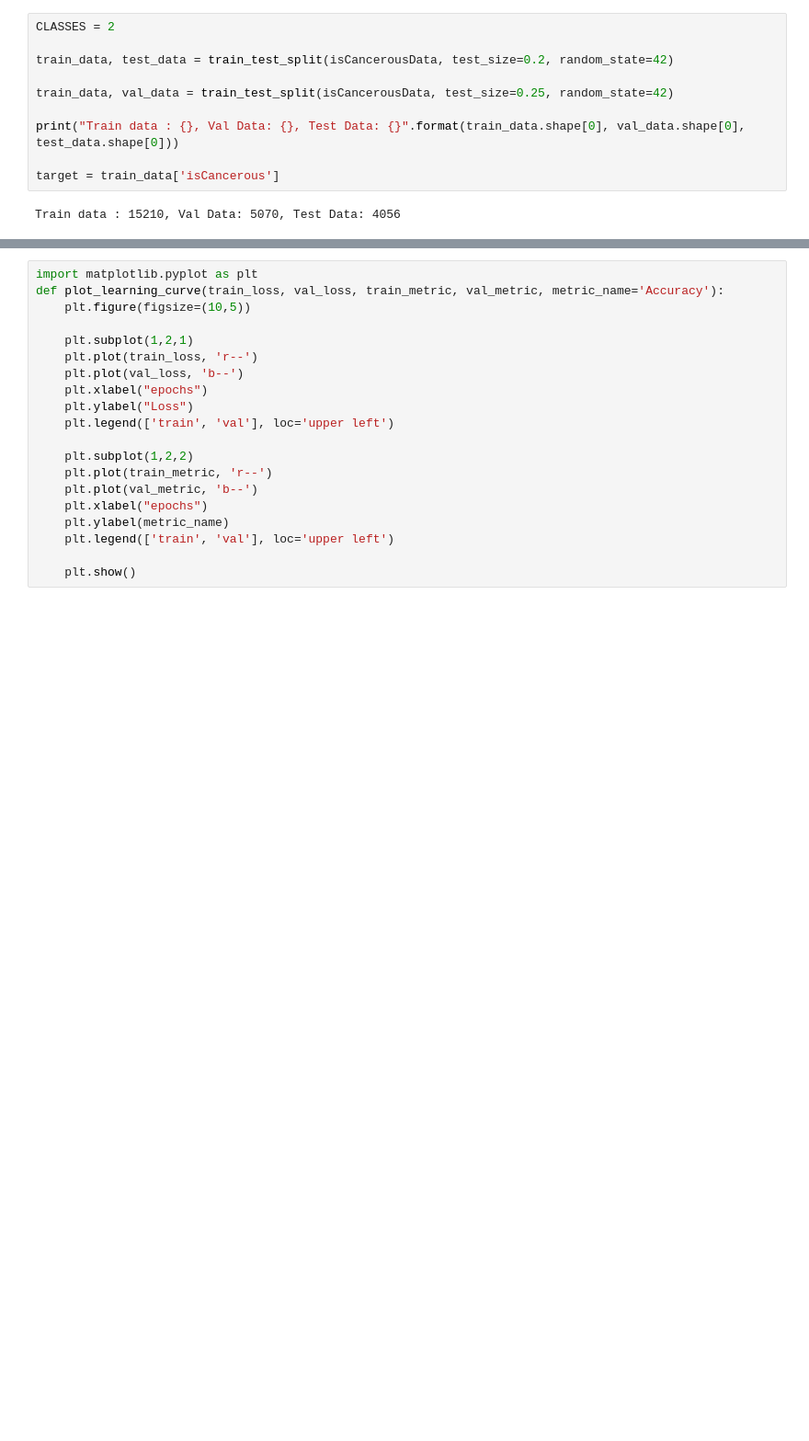
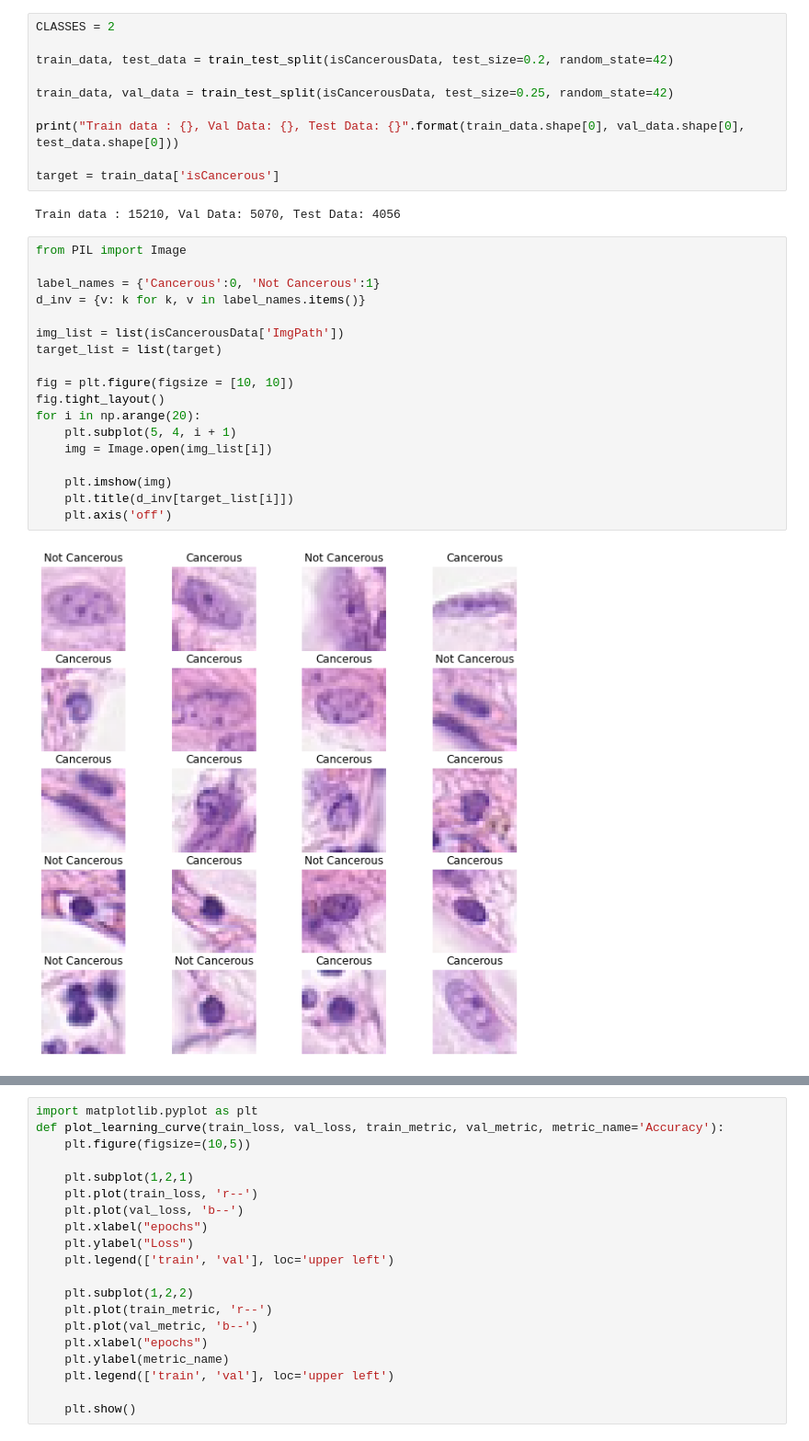
Before and after one commit to s3781183/machine_learning_A2, a Jupyter notebook: isCancerous.ipynb, the cells around one changed output, grey strips where cells are left out. Shown at 92% size. Cells and saved outputs as stored; diff of their text form; blank space fills up the shorter version.

```diff
--- a/isCancerous.ipynb
+++ b/isCancerous.ipynb
@@ -26,3 +54,23 @@ print("Train data : {}, Val Data: {}, Test Data: {}".format(train_data.shape[0],
 target = train_data['isCancerous']
 # %% [output]
 Train data : 15210, Val Data: 5070, Test Data: 4056
+# %%
+from PIL import Image
+
+label_names = {'Cancerous':0, 'Not Cancerous':1}
+d_inv = {v: k for k, v in label_names.items()}
+
+img_list = list(isCancerousData['ImgPath'])
+target_list = list(target)
+
+fig = plt.figure(figsize = [10, 10])
+fig.tight_layout()
+for i in np.arange(20):
+    plt.subplot(5, 4, i + 1)
+    img = Image.open(img_list[i])
+
+    plt.imshow(img)
+    plt.title(d_inv[target_list[i]])
+    plt.axis('off')
+# %% [output]
+[figure, added]
```
Also changed, not shown: parts of 9 cells of this notebook.
